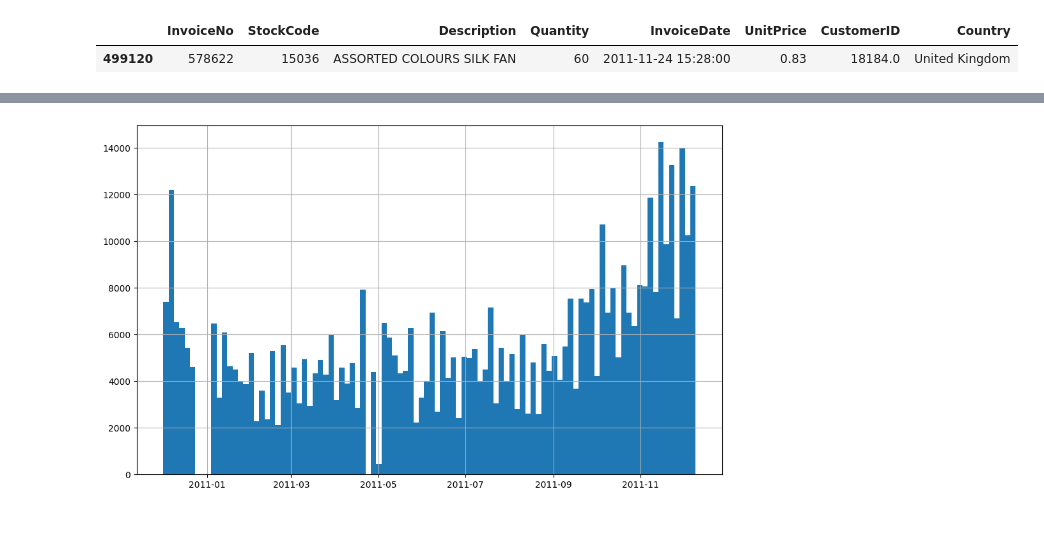
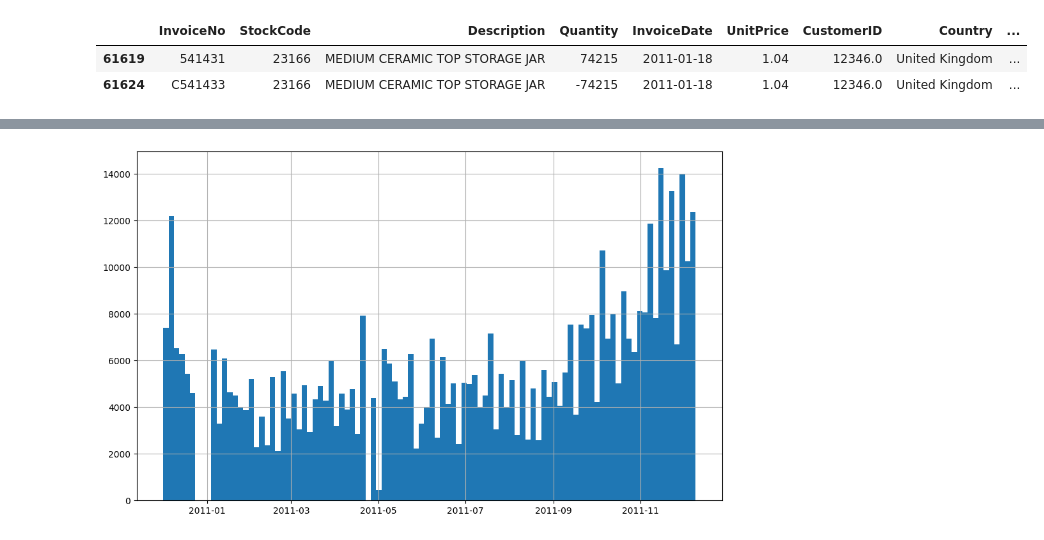
Before and after one commit to Leonel481/mlops-dtc-project, a Jupyter notebook: dev/churn.ipynb, the cells around one changed output, grey strips where cells are left out. Cells and saved outputs as stored; diff of their text form; code cells hidden in the pictures.

```diff
--- a/dev/churn.ipynb
+++ b/dev/churn.ipynb
@@ -3,7 +4,7 @@ import pandas as pd
 import matplotlib.pyplot as plt
 # %%
 df = pd.read_csv('../data/data.csv', encoding='latin1')
-df["InvoiceDate"] = pd.to_datetime(df["InvoiceDate"], format="%m/%d/%Y %H:%M")
+df["InvoiceDate"] = pd.to_datetime(df["InvoiceDate"]).dt.normalize()
 df.head(3)
 # %% [output]
 |  | InvoiceNo | StockCode | Description | Quantity | InvoiceDate | UnitPrice | CustomerID | Country |
@@ -58,0 +32,5 @@ Name: count, Length: 4372, dtype: int64
+# %%
+df = df[(df["Quantity"] != 0) & (df['CustomerID'].notnull())]
+# %%
+df['quantity_buy'] = np.where(df['Quantity'] > 0, df['Quantity'], 0)
+df['quantity_return'] = np.where(df['Quantity'] < 0, -df['Quantity'],0)
@@ -59,7 +79,8 @@ Name: count, Length: 4372, dtype: int64
 # %%
-df.loc[(df['CustomerID'] == 18184)
+df.loc[(df['CustomerID'] == 12346)
     #    & (df['StockCode'] == '82483')
        ]
 # %% [output]
-|  | InvoiceNo | StockCode | Description | Quantity | InvoiceDate | UnitPrice | CustomerID | Country |
-| 499120 | 578622 | 15036 | ASSORTED COLOURS SILK FAN | 60 | 2011-11-24 15:28:00 | 0.83 | 18184.0 | United Kingdom |
+|  | InvoiceNo | StockCode | Description | Quantity | InvoiceDate | UnitPrice | CustomerID | Country | ... |
+| 61619 | 541431 | 23166 | MEDIUM CERAMIC TOP STORAGE JAR | 74215 | 2011-01-18 | 1.04 | 12346.0 | United Kingdom | ... |
+| 61624 | C541433 | 23166 | MEDIUM CERAMIC TOP STORAGE JAR | -74215 | 2011-01-18 | 1.04 | 12346.0 | United Kingdom | ... |
```
Also changed, not shown: parts of 23 cells of this notebook.
